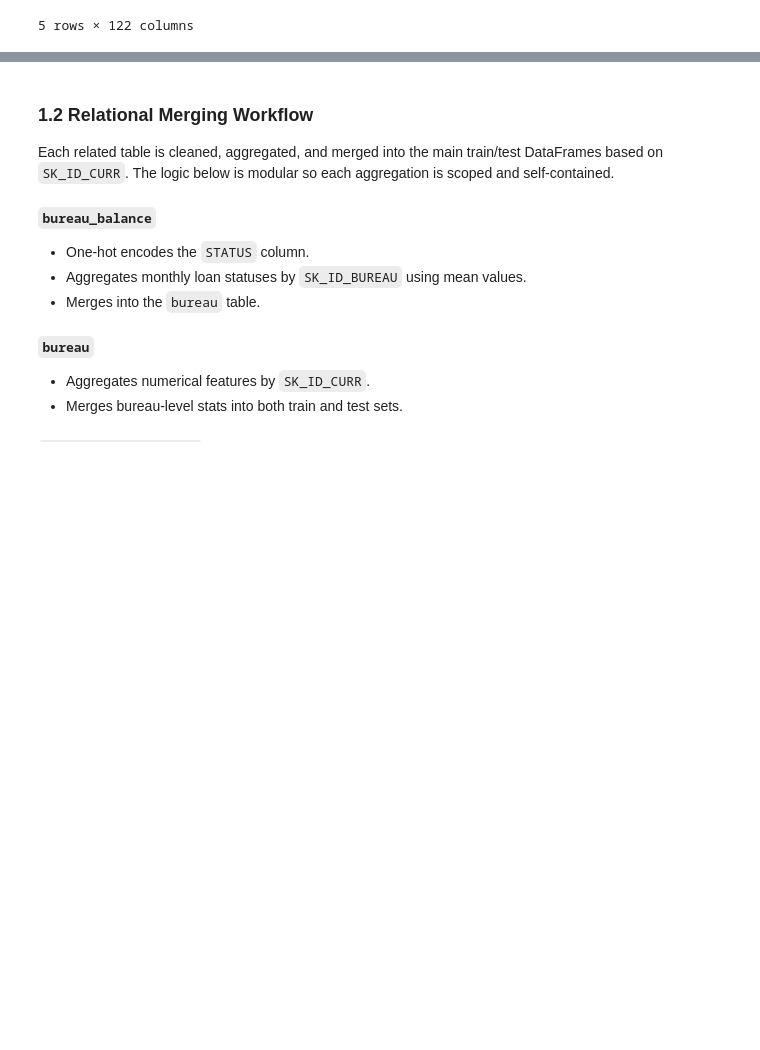
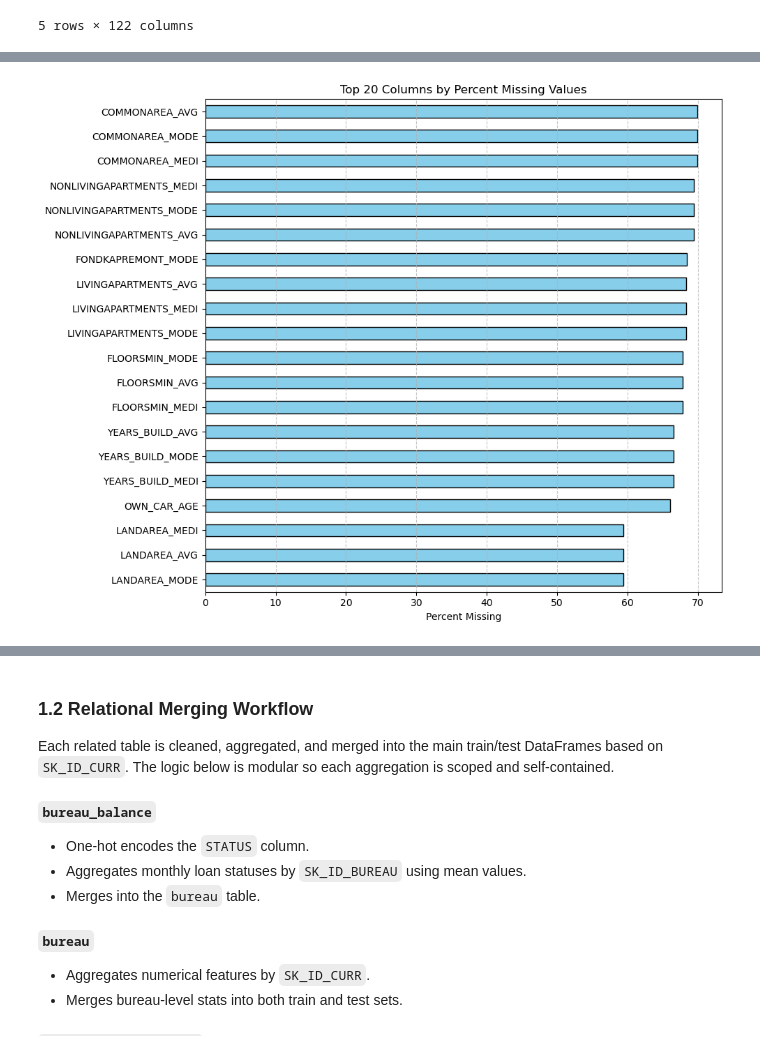
Before and after one commit to justin-castillo/home-credit-default-risk, a Jupyter notebook: notebooks/02_homecredit_full.ipynb, the cells around one changed output, grey strips where cells are left out. Cells and saved outputs as stored; diff of their text form; code cells hidden in the pictures; blank space fills up the shorter version.

```diff
--- a/notebooks/02_homecredit_full.ipynb
+++ b/notebooks/02_homecredit_full.ipynb
@@ -128,0 +145,19 @@ Preview:
+# %%
+# Calculate missing value percentages
+missing_percent = application_train.isnull().mean().sort_values(ascending=False) * 100
+
+# Select top 20 columns
+top20_missing = missing_percent.head(20)
+
+# Plot horizontal bar chart
+plt.figure(figsize=(10, 8))
+top20_missing[::-1].plot(kind='barh', color='skyblue', edgecolor='black')
+
+# Customize plot
+plt.xlabel('Percent Missing')
+plt.title('Top 20 Columns by Percent Missing Values')
+plt.grid(axis='x', linestyle='--', alpha=0.7)
+plt.tight_layout()
+plt.show()
+# %% [output]
+[figure, added]
```
Also changed, not shown: parts of 9 cells of this notebook, 28 other files.
